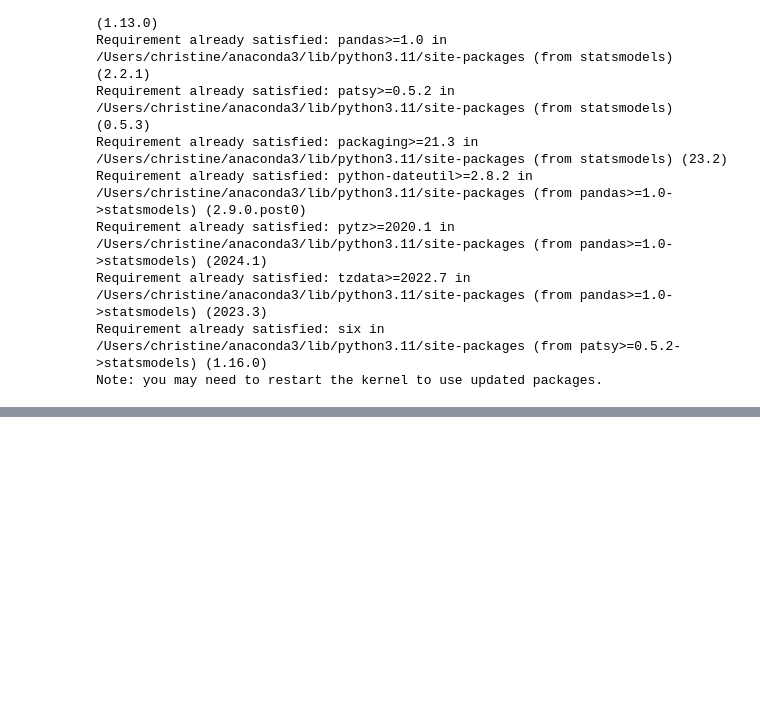
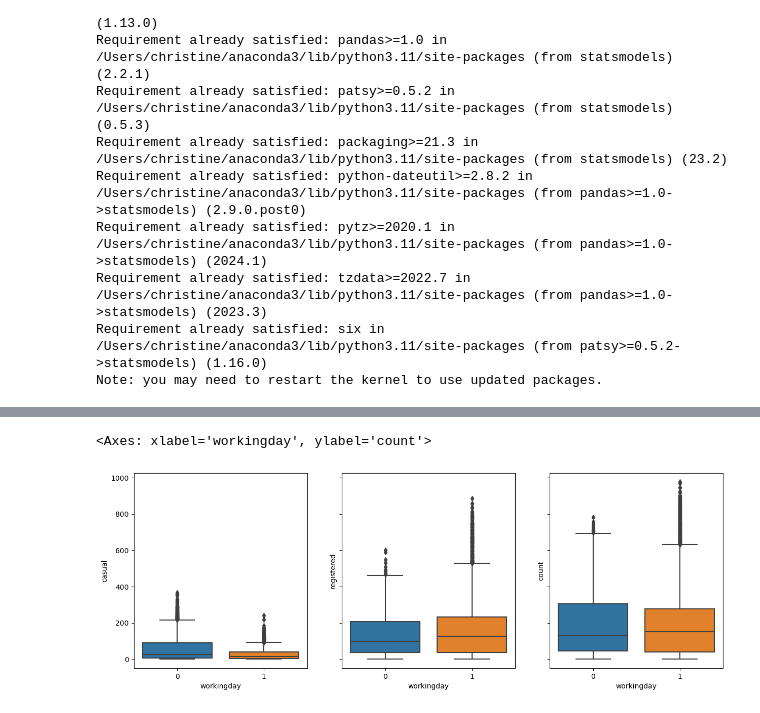
Before and after one commit to TangoMango223/schulich_MBAN6110, a Jupyter notebook: class_files/class8.ipynb, the cells around one changed output, grey strips where cells are left out. Cells and saved outputs as stored; diff of their text form; code cells hidden in the pictures; blank space fills up the shorter version.

```diff
--- a/class_files/class8.ipynb
+++ b/class_files/class8.ipynb
@@ -66,0 +154,29 @@ bikes.head()
+# %%
+# Other variables
+# Check each of the 3 - casual, registered, count, etc to see which one makes sense for linear regression
+# season    holiday workingday  weather
+fig, (ax1,ax2, ax3) = plt.subplots(1,3, figsize = (15,5), sharey=True)
+sns.boxplot(x='workingday', y='casual', data=bikes, ax=ax1)
+sns.boxplot(x='workingday', y='registered', data=bikes, ax=ax2)
+sns.boxplot(x='workingday', y='count', data=bikes, ax=ax3)
+
+
+# Fall, Spring, Summer popular - for Casual
+# Registered - more consistent, commuters
+# Better for registered
+
+
+# Weather
+# Season does not matter for registered users
+# Weather seems to have an impact, i.e. take transit
+
+# Season and Weather maybe have an influence
+
+# Holiday - not much, pretty similar
+
+# Workday
+# Causal  - use it more when 0, for non-working day
+# Workers - same (registered) but more outliers
+# %% [output]
+<Axes: xlabel='workingday', ylabel='count'>
+[figure, added]
```
Also changed, not shown: parts of 21 cells of this notebook.
